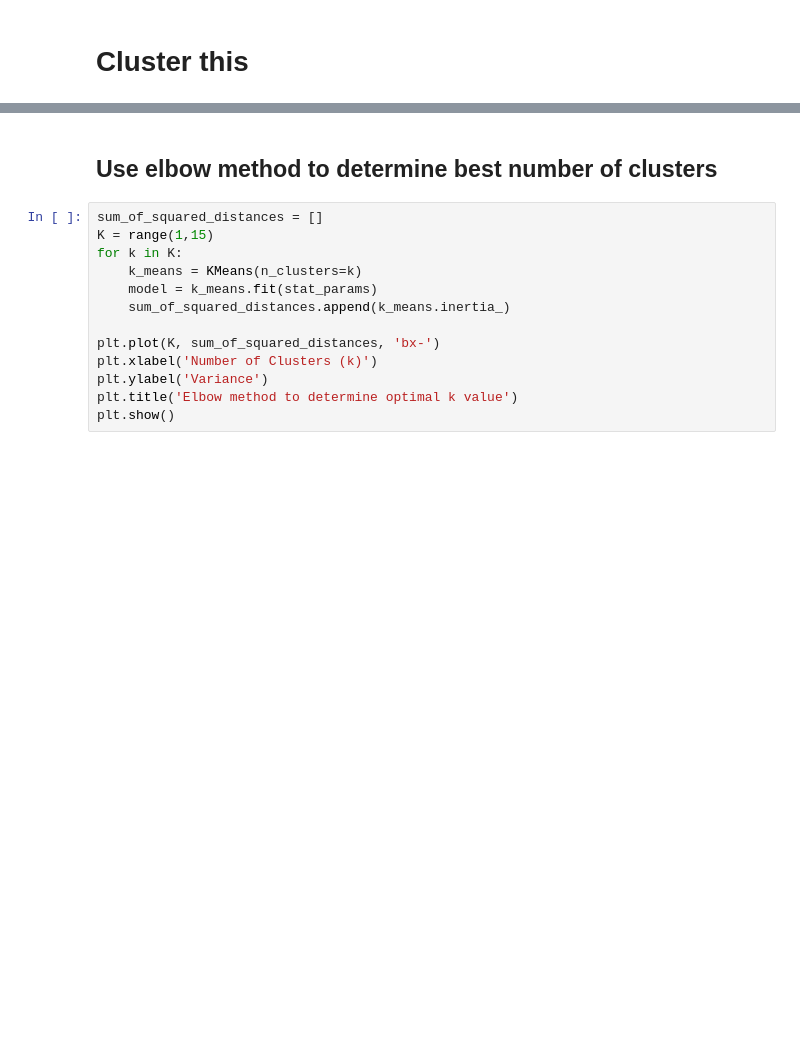
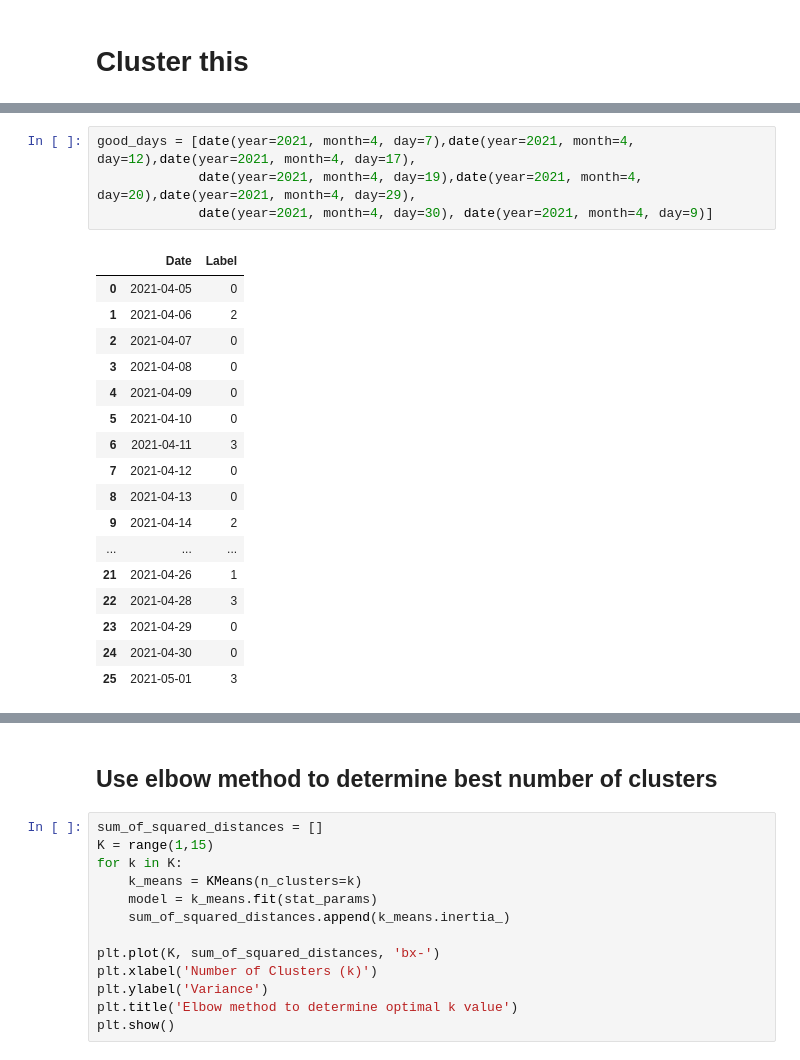
Before and after one commit to tamarervin/pyr_classifier, a Jupyter notebook: dev/model_comp.ipynb, the cells around one changed output, grey strips where cells are left out. Saved outputs shown, nothing was run; the diff lists cells and outputs as text; blank space fills up the shorter version.

```diff
--- a/dev/model_comp.ipynb
+++ b/dev/model_comp.ipynb
@@ -40,2 +106,24 @@ from sklearn.cluster import KMeans
+# %%
+good_days = [date(year=2021, month=4, day=7),date(year=2021, month=4, day=12),date(year=2021, month=4, day=17),
+             date(year=2021, month=4, day=19),date(year=2021, month=4, day=20),date(year=2021, month=4, day=29),
+             date(year=2021, month=4, day=30), date(year=2021, month=4, day=9)]
+# %% [output]
+|  | Date | Label |
+| 0 | 2021-04-05 | 0 |
+| 1 | 2021-04-06 | 2 |
+| 2 | 2021-04-07 | 0 |
+| 3 | 2021-04-08 | 0 |
+| 4 | 2021-04-09 | 0 |
+| 5 | 2021-04-10 | 0 |
+| 6 | 2021-04-11 | 3 |
+| 7 | 2021-04-12 | 0 |
+| 8 | 2021-04-13 | 0 |
+| 9 | 2021-04-14 | 2 |
+| ... | ... | ... |
+| 21 | 2021-04-26 | 1 |
+| 22 | 2021-04-28 | 3 |
+| 23 | 2021-04-29 | 0 |
+| 24 | 2021-04-30 | 0 |
+| 25 | 2021-05-01 | 3 |
 # %%
 # %% [output]
```
Also changed, not shown: parts of 9 cells of this notebook, 17 other files.
